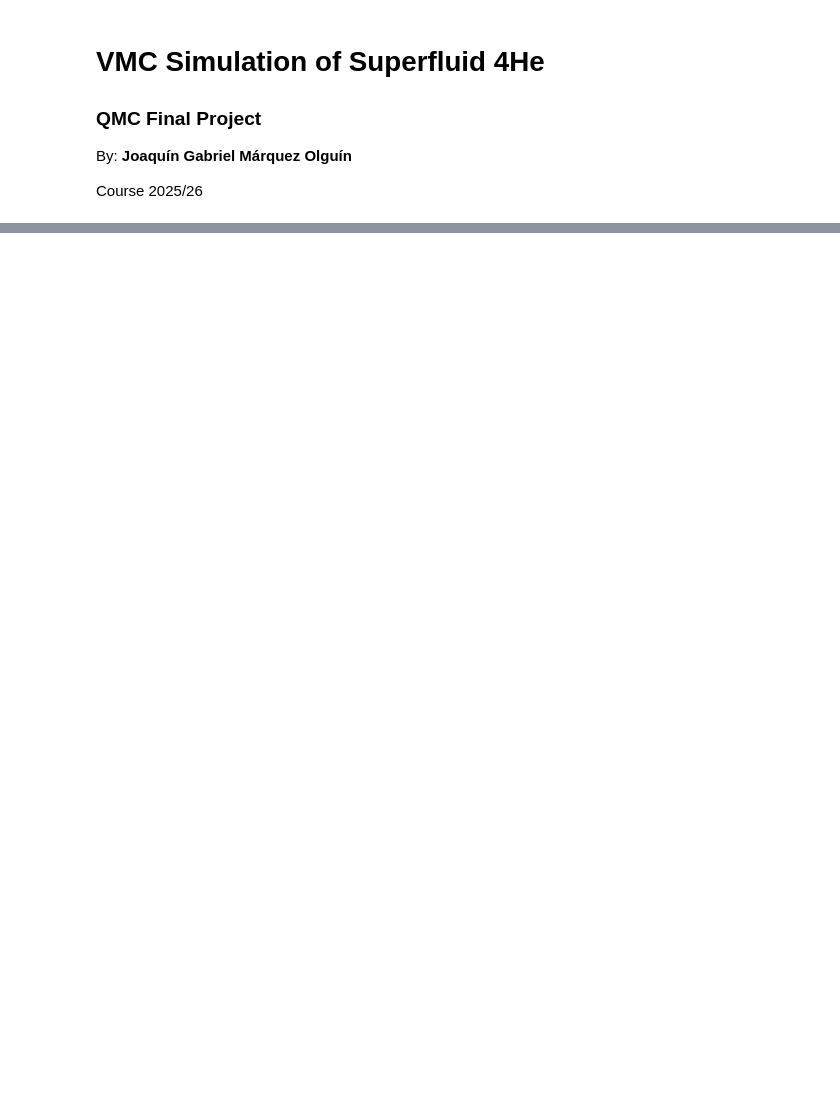
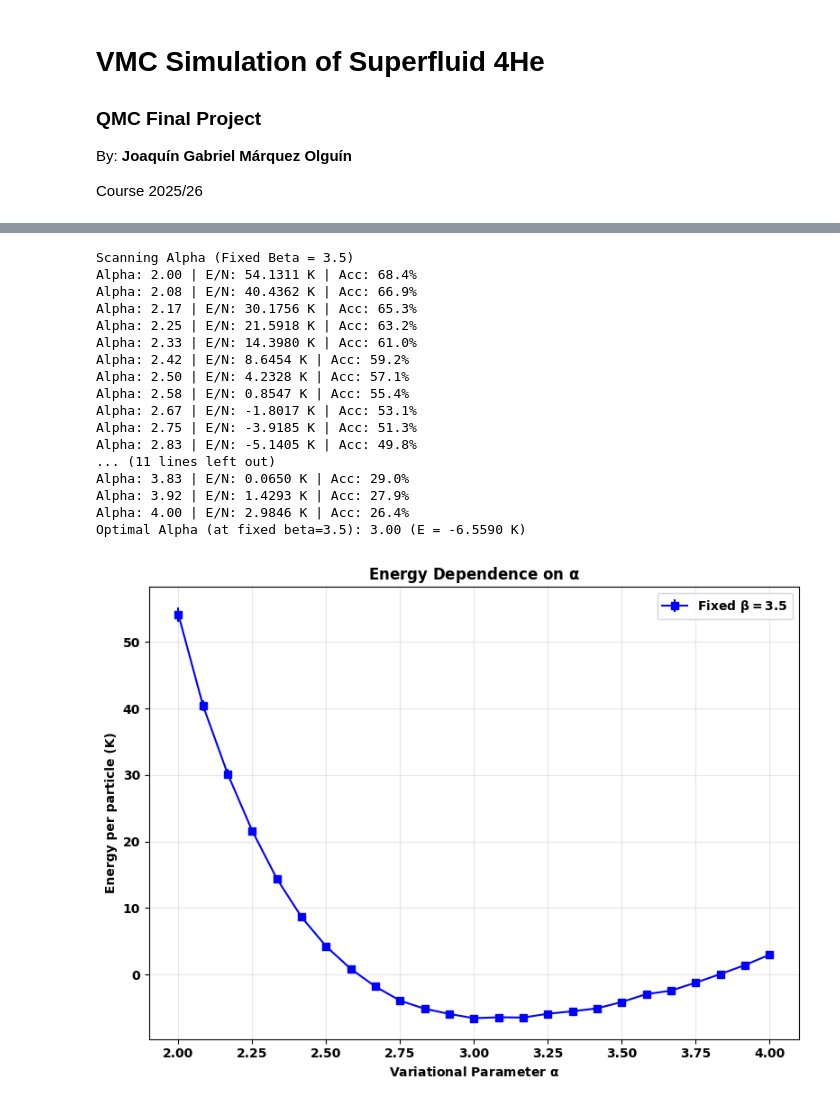
Before and after one commit to jmarquezol/QuantumMaster, a Jupyter notebook: QMC/QMCProject.ipynb, the cells around one changed output, grey strips where cells are left out. Cells and saved outputs as stored; diff of their text form; code cells hidden in the pictures; blank space fills up the shorter version.

```diff
--- a/QMC/QMCProject.ipynb
+++ b/QMC/QMCProject.ipynb
@@ -454,0 +427,60 @@ The compiler failed to analyze the bytecode. Variable 'kinetic_part_laplacian' i
+# %%
+# SCAN ALPHA (Fixing Beta)
+fixed_beta = 3.50
+alphas_scan = np.linspace(2.0, 4.0, 25)
+energies_alpha = []
+errors_alpha = []
+
+print(f"\nScanning Alpha (Fixed Beta = {fixed_beta})")
+for a in alphas_scan:
+    E_lap, _, acc_history, _ = VMC_simulation(N_STEPS, N_PARTICLES, a, fixed_beta, DELTA)
+
+    # we discard the first 20% of points
+    burn_idx = int(len(E_lap) * 0.2)
+    valid_E = E_lap[burn_idx:]
+
+    E_mean = np.mean(valid_E)
+    E_err = np.std(valid_E) / np.sqrt(len(valid_E))
+
+    energies_alpha.append(E_mean / N_PARTICLES)
+    errors_alpha.append(E_err / N_PARTICLES)
+
+    acc = np.mean(acc_history[burn_idx:])
+
+    print(f"Alpha: {a:.2f} | E/N: {E_mean/N_PARTICLES:.4f} K | Acc: {acc:.1%}")
+
+# Find best Alpha
+min_idx_alpha = np.argmin(energies_alpha)
+best_alpha = alphas_scan[min_idx_alpha]
+min_E_alpha = energies_alpha[min_idx_alpha]
+print(f"Optimal Alpha (at fixed beta={fixed_beta}): {best_alpha:.2f} (E = {min_E_alpha:.4f} K)")
+
+# Plot 2: Energy vs Alpha
+plt.figure(figsize=(8, 6))
+plt.errorbar(alphas_scan, energies_alpha, yerr=errors_alpha, fmt='s-', color='blue', label=f'Fixed $\\beta={fixed_beta}$')
+plt.title(f"Energy Dependence on $\\alpha$")
+plt.xlabel(r"Variational Parameter $\alpha$")
+plt.ylabel("Energy per particle (K)")
+plt.grid(True, alpha=0.3)
+plt.legend()
+plt.tight_layout()
+plt.show()
+# %% [output]
+Scanning Alpha (Fixed Beta = 3.5)
+Alpha: 2.00 | E/N: 54.1311 K | Acc: 68.4%
+Alpha: 2.08 | E/N: 40.4362 K | Acc: 66.9%
+Alpha: 2.17 | E/N: 30.1756 K | Acc: 65.3%
+Alpha: 2.25 | E/N: 21.5918 K | Acc: 63.2%
+Alpha: 2.33 | E/N: 14.3980 K | Acc: 61.0%
+Alpha: 2.42 | E/N: 8.6454 K | Acc: 59.2%
+Alpha: 2.50 | E/N: 4.2328 K | Acc: 57.1%
+Alpha: 2.58 | E/N: 0.8547 K | Acc: 55.4%
+Alpha: 2.67 | E/N: -1.8017 K | Acc: 53.1%
+Alpha: 2.75 | E/N: -3.9185 K | Acc: 51.3%
+Alpha: 2.83 | E/N: -5.1405 K | Acc: 49.8%
+... (11 lines left out)
+Alpha: 3.83 | E/N: 0.0650 K | Acc: 29.0%
+Alpha: 3.92 | E/N: 1.4293 K | Acc: 27.9%
+Alpha: 4.00 | E/N: 2.9846 K | Acc: 26.4%
+Optimal Alpha (at fixed beta=3.5): 3.00 (E = -6.5590 K)
+[figure, added]
```
Also changed, not shown: parts of 13 cells of this notebook, 1 other file.
